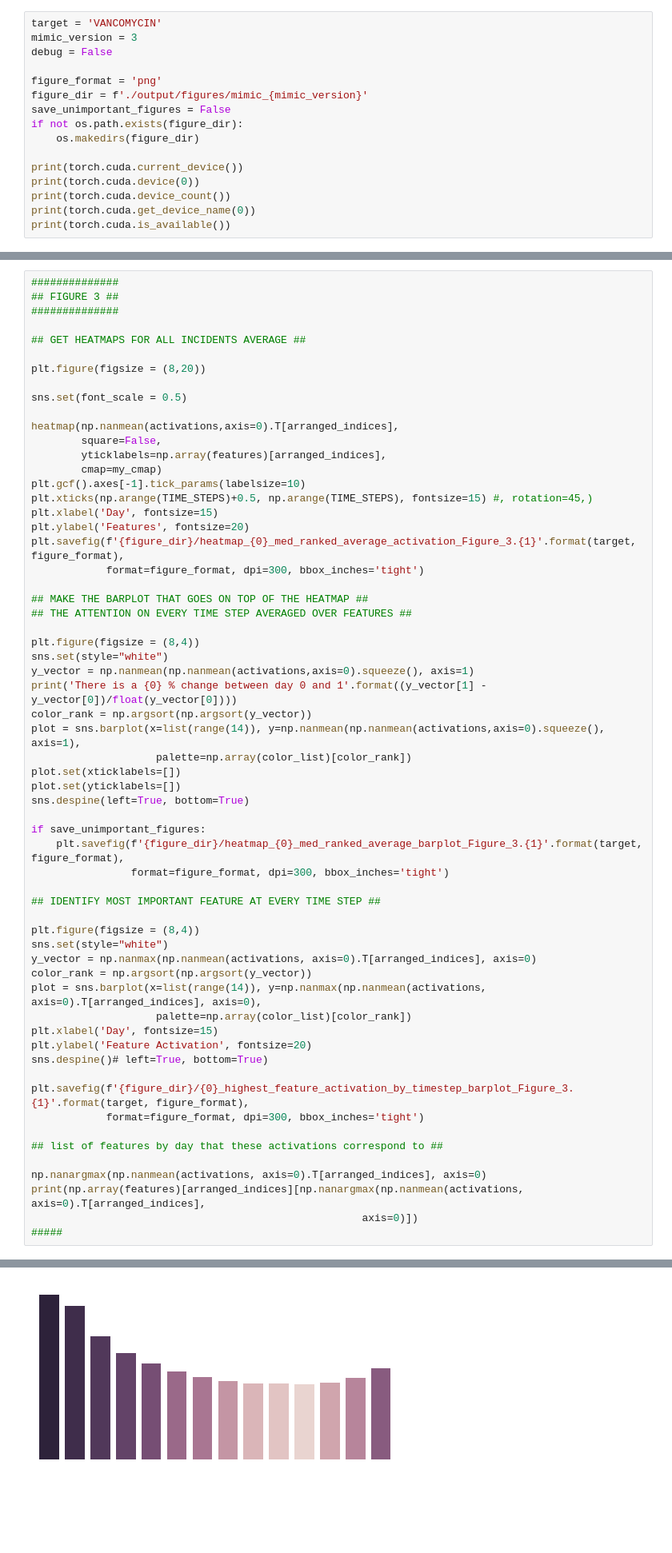
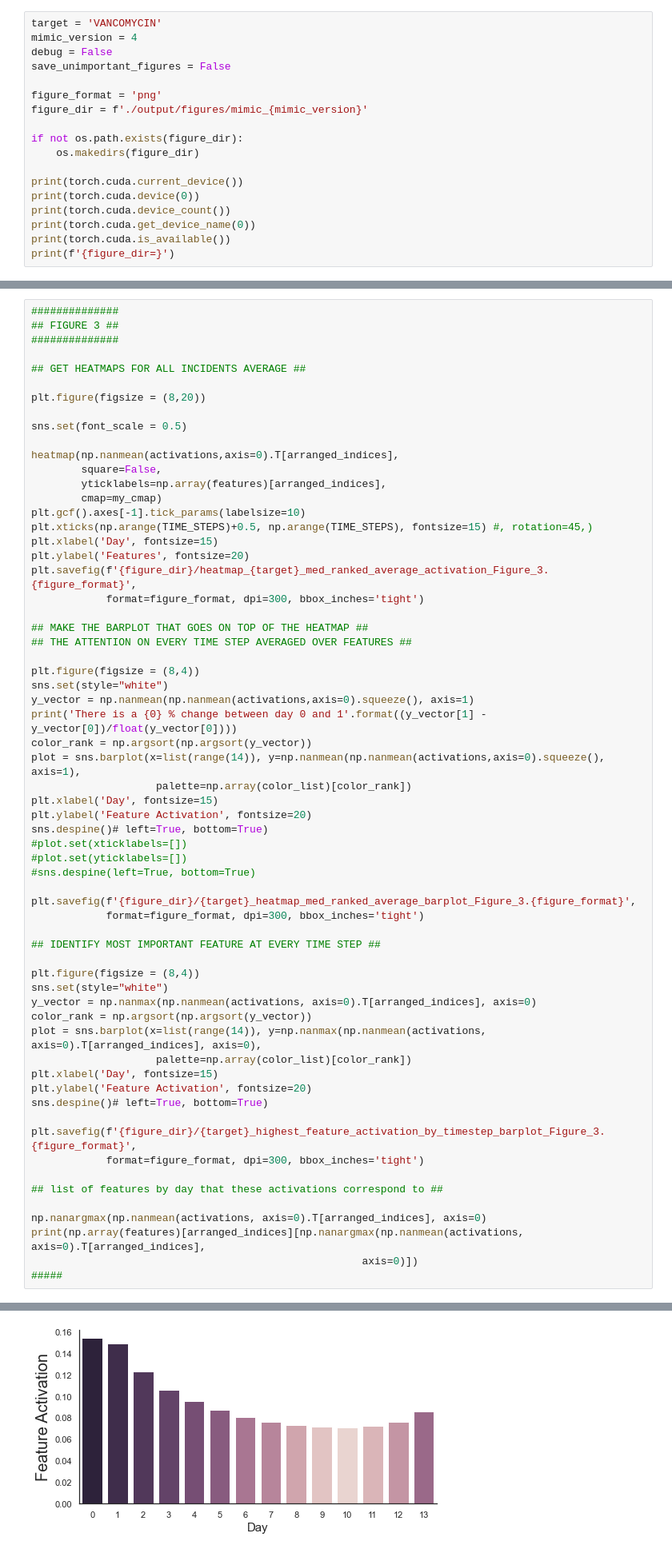
Before and after one commit to stemike/mimic-lstm, a Jupyter notebook: test.ipynb, the cells around one changed output, grey strips where cells are left out. Shown at 80% size. Drawn from its saved outputs; the diff is of its cells as text; blank space fills up the shorter version.

Commit message:
Added optional directory path for figures in test.ipynb

```diff
--- a/test.ipynb
+++ b/test.ipynb
@@ -21,12 +21,13 @@ from matplotlib.colors import ListedColormap
 import torch
 # %%
 target = 'VANCOMYCIN'
-mimic_version = 3
+mimic_version = 4
 debug = False
+save_unimportant_figures = False
 
 figure_format = 'png'
 figure_dir = f'./output/figures/mimic_{mimic_version}'
-save_unimportant_figures = False
+
 if not os.path.exists(figure_dir):
     os.makedirs(figure_dir)
 
@@ -35,6 +36,7 @@ print(torch.cuda.device(0))
 print(torch.cuda.device_count())
 print(torch.cuda.get_device_name(0))
 print(torch.cuda.is_available())
+print(f'{figure_dir=}')
 # %% [output]
 0
 <torch.cuda.device object at 0x...>
@@ -635,7 +638,7 @@ plt.gcf().axes[-1].tick_params(labelsize=10)
 plt.xticks(np.arange(TIME_STEPS)+0.5, np.arange(TIME_STEPS), fontsize=15) #, rotation=45,)
 plt.xlabel('Day', fontsize=15)
 plt.ylabel('Features', fontsize=20)
-plt.savefig(f'{figure_dir}/heatmap_{0}_med_ranked_average_activation_Figure_3.{1}'.format(target, figure_format),
+plt.savefig(f'{figure_dir}/heatmap_{target}_med_ranked_average_activation_Figure_3.{figure_format}',
             format=figure_format, dpi=300, bbox_inches='tight')
 
 ## MAKE THE BARPLOT THAT GOES ON TOP OF THE HEATMAP ##
@@ -648,13 +651,15 @@ print('There is a {0} % change between day 0 and 1'.format((y_vector[1] - y_vect
 color_rank = np.argsort(np.argsort(y_vector))
 plot = sns.barplot(x=list(range(14)), y=np.nanmean(np.nanmean(activations,axis=0).squeeze(), axis=1),
                     palette=np.array(color_list)[color_rank])
-plot.set(xticklabels=[])
-plot.set(yticklabels=[])
-sns.despine(left=True, bottom=True)
+plt.xlabel('Day', fontsize=15)
+plt.ylabel('Feature Activation', fontsize=20)
+sns.despine()# left=True, bottom=True)
+#plot.set(xticklabels=[])
+#plot.set(yticklabels=[])
+#sns.despine(left=True, bottom=True)
 
-if save_unimportant_figures:
-    plt.savefig(f'{figure_dir}/heatmap_{0}_med_ranked_average_barplot_Figure_3.{1}'.format(target, figure_format),
-                format=figure_format, dpi=300, bbox_inches='tight')
+plt.savefig(f'{figure_dir}/{target}_heatmap_med_ranked_average_barplot_Figure_3.{figure_format}',
+            format=figure_format, dpi=300, bbox_inches='tight')
 
 ## IDENTIFY MOST IMPORTANT FEATURE AT EVERY TIME STEP ##
 
@@ -668,7 +673,7 @@ plt.xlabel('Day', fontsize=15)
 plt.ylabel('Feature Activation', fontsize=20)
 sns.despine()# left=True, bottom=True)
 
-plt.savefig(f'{figure_dir}/{0}_highest_feature_activation_by_timestep_barplot_Figure_3.{1}'.format(target, figure_format),
+plt.savefig(f'{figure_dir}/{target}_highest_feature_activation_by_timestep_barplot_Figure_3.{figure_format}',
             format=figure_format, dpi=300, bbox_inches='tight')
 
 ## list of features by day that these activations correspond to ##
@@ -687 +692 @@ There is a -0.06871067203522847 % change between day 0 and 1
-[figure, old version]
+[figure, new version]
```
Also changed, not shown: parts of 17 cells of this notebook.
